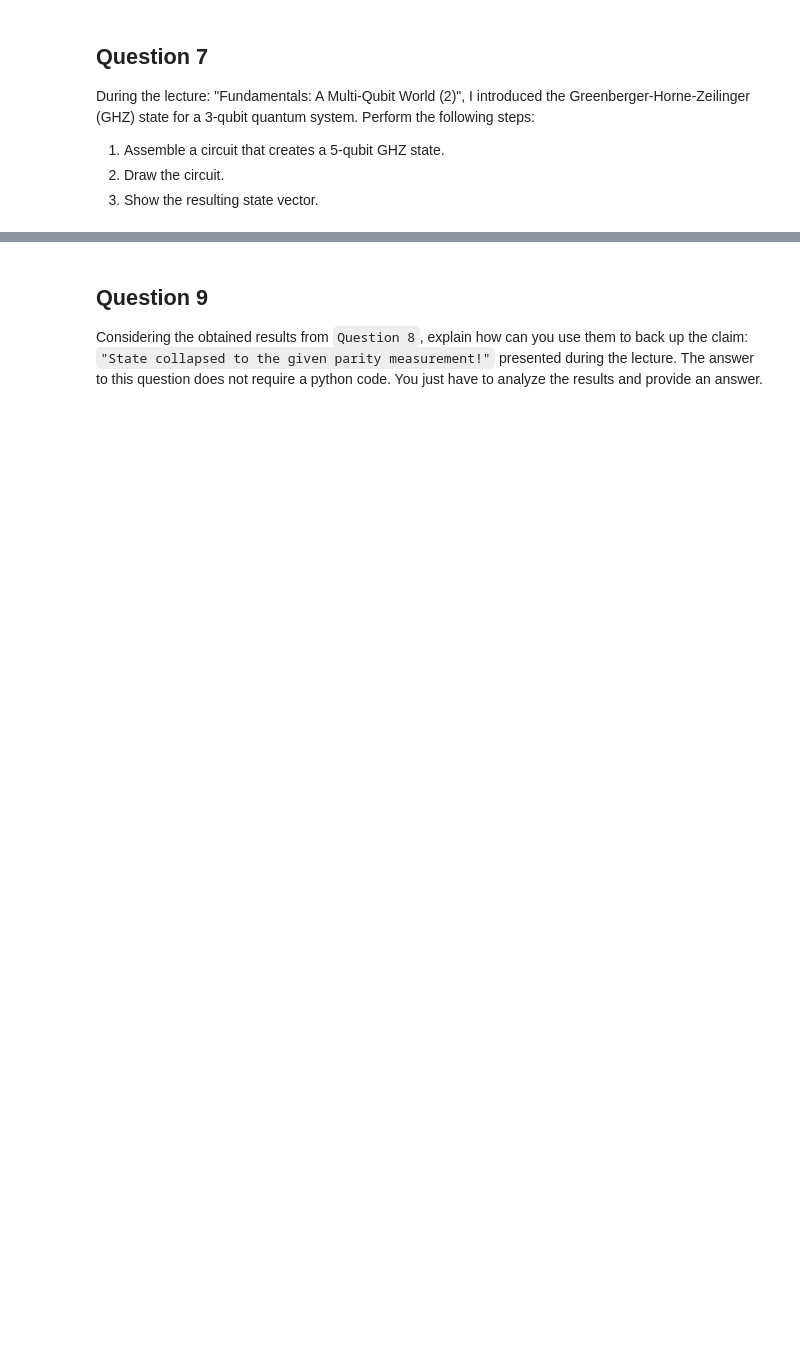
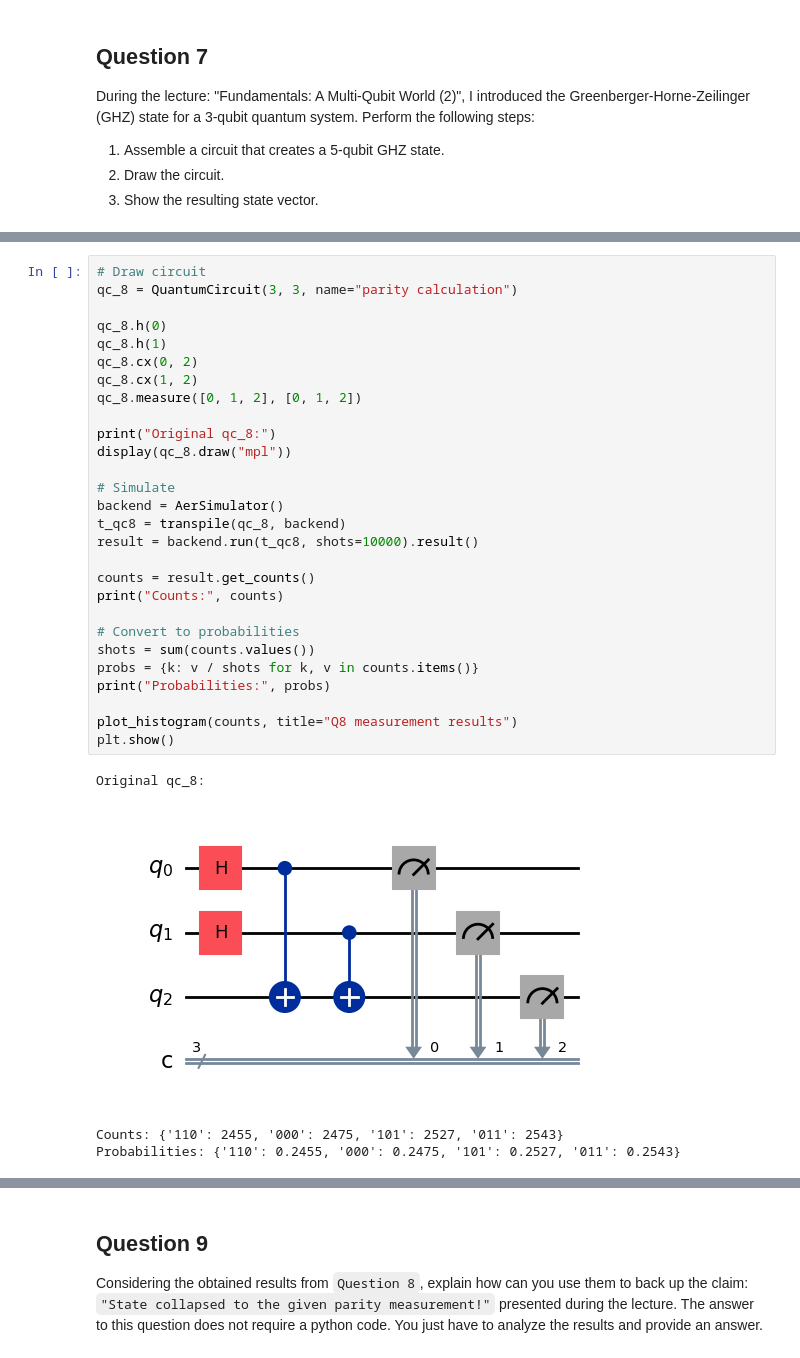
Before and after one commit to RowieK/Quantum-Computing-Minor, a Jupyter notebook: QCI - Assignment5/Assignment5/QCI - Assignment5.ipynb, the cells around one changed output, grey strips where cells are left out. Cells and saved outputs as stored; diff of their text form; blank space fills up the shorter version.

```diff
--- a/QCI - Assignment5/Assignment5/QCI - Assignment5.ipynb
+++ b/QCI - Assignment5/Assignment5/QCI - Assignment5.ipynb
@@ -305,3 +454,36 @@ Assuming $\ket{q_{2}q_{1}q_{0}}$ = $\ket{000}$, perform the following steps:
 2. Show the resulting probabilities of the simulations.
 
 NB: The circuit presented during the lecture only measures the `parity qubit` (the most significative qubit). For completeness, in this exercise you should measure all 3 qubits.
+# %%
+# Draw circuit
+qc_8 = QuantumCircuit(3, 3, name="parity calculation")
+
+qc_8.h(0)
+qc_8.h(1)
+qc_8.cx(0, 2)
+qc_8.cx(1, 2)
+qc_8.measure([0, 1, 2], [0, 1, 2])
+
+print("Original qc_8:")
+display(qc_8.draw("mpl"))
+
+# Simulate
+backend = AerSimulator()
+t_qc8 = transpile(qc_8, backend)
+result = backend.run(t_qc8, shots=10000).result()
+
+counts = result.get_counts()
+print("Counts:", counts)
+
+# Convert to probabilities
+shots = sum(counts.values())
+probs = {k: v / shots for k, v in counts.items()}
+print("Probabilities:", probs)
+
+plot_histogram(counts, title="Q8 measurement results")
+plt.show()
+# %% [output]
+Original qc_8:
+[figure, added]
+Counts: {'110': 2455, '000': 2475, '101': 2527, '011': 2543}
+Probabilities: {'110': 0.2455, '000': 0.2475, '101': 0.2527, '011': 0.2543}
```
Also changed, not shown: parts of 9 cells of this notebook.
